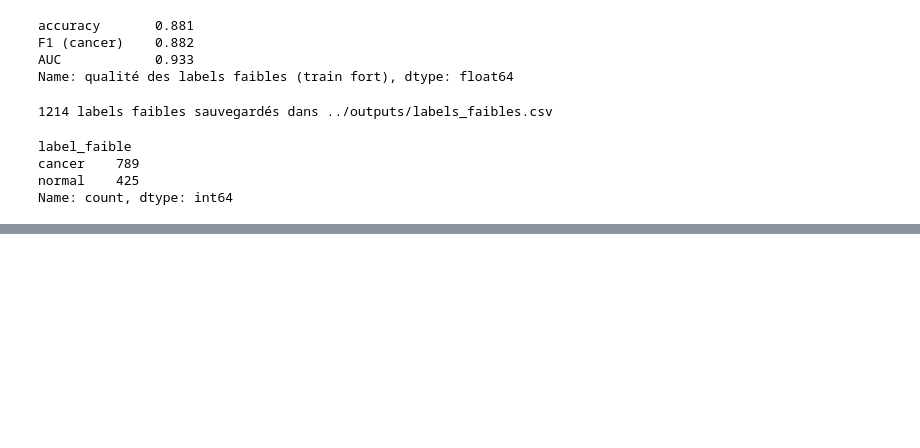
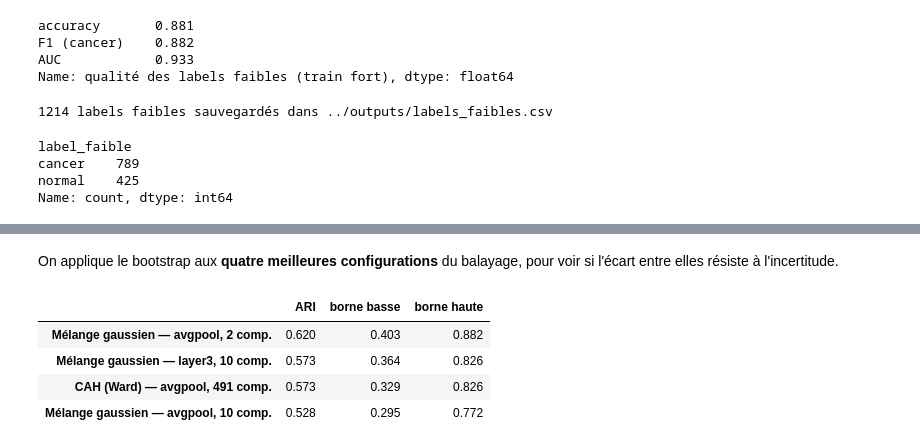
Before and after one commit to Hadri2T/Projet_7, a Jupyter notebook: notebooks/1_features_clustering.ipynb, the cells around one changed output, grey strips where cells are left out. Saved outputs shown, nothing was run; the diff lists cells and outputs as text; code cells hidden in the pictures; blank space fills up the shorter version.

```diff
--- a/notebooks/1_features_clustering.ipynb
+++ b/notebooks/1_features_clustering.ipynb
@@ -1062,0 +1073,43 @@ Name: count, dtype: int64
+# %%
+N_BOOTSTRAP = 2000
+generateur = np.random.default_rng(42)
+
+
+def intervalle_ari(clusters, n_tirages=N_BOOTSTRAP):
+    """Intervalle de confiance à 95 % de l'ARI, par rééchantillonnage des images du train fort."""
+    clusters_train = clusters[train_mask]
+    scores = []
+    for _ in range(n_tirages):
+        tirage = generateur.integers(0, len(y_train), len(y_train))   # avec remise
+        if len(set(y_train[tirage])) < 2:      # échantillon ne contenant qu'une classe : inexploitable
+            continue
+        scores.append(adjusted_rand_score(y_train[tirage], clusters_train[tirage]))
+    scores = np.array(scores)
+    return {
+        "ARI": adjusted_rand_score(y_train, clusters_train),
+        "borne basse": np.percentile(scores, 2.5),
+        "borne haute": np.percentile(scores, 97.5),
+        "distribution": scores,
+    }
+# %% [markdown]
+On applique le bootstrap aux **quatre meilleures configurations** du balayage, pour voir si l'écart entre elles résiste à l'incertitude.
+# %%
+top_configs = sweep.sort_values("ARI (train fort)", ascending=False).head(4)
+
+resultats_bootstrap = {}
+for _, ligne in top_configs.iterrows():
+    Z = projections[ligne["couche"]][:, :int(ligne["composantes"])]
+    clusters = run_clusterings(Z)[ligne["algorithme"]]
+    nom = f"{ligne['algorithme']} — {ligne['couche']}, {int(ligne['composantes'])} comp."
+    resultats_bootstrap[nom] = intervalle_ari(clusters)
+
+pd.DataFrame({
+    nom: {cle: valeur for cle, valeur in res.items() if cle != "distribution"}
+    for nom, res in resultats_bootstrap.items()
+}).T.round(3)
+# %% [output]
+|  | ARI | borne basse | borne haute |
+| Mélange gaussien — avgpool, 2 comp. | 0.620 | 0.403 | 0.882 |
+| Mélange gaussien — layer3, 10 comp. | 0.573 | 0.364 | 0.826 |
+| CAH (Ward) — avgpool, 491 comp. | 0.573 | 0.329 | 0.826 |
+| Mélange gaussien — avgpool, 10 comp. | 0.528 | 0.295 | 0.772 |
```
Also changed, not shown: parts of 3 cells of this notebook, 2 other files.
